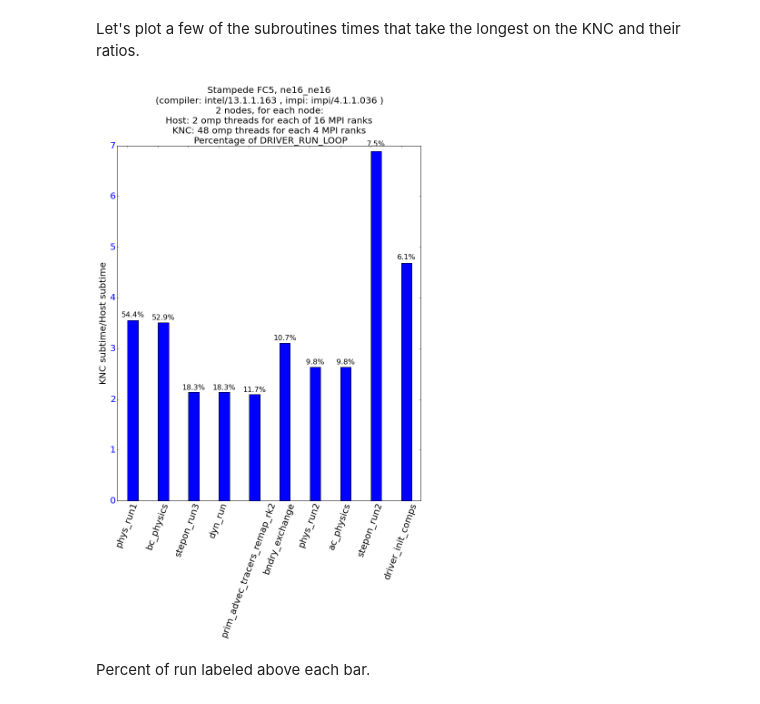
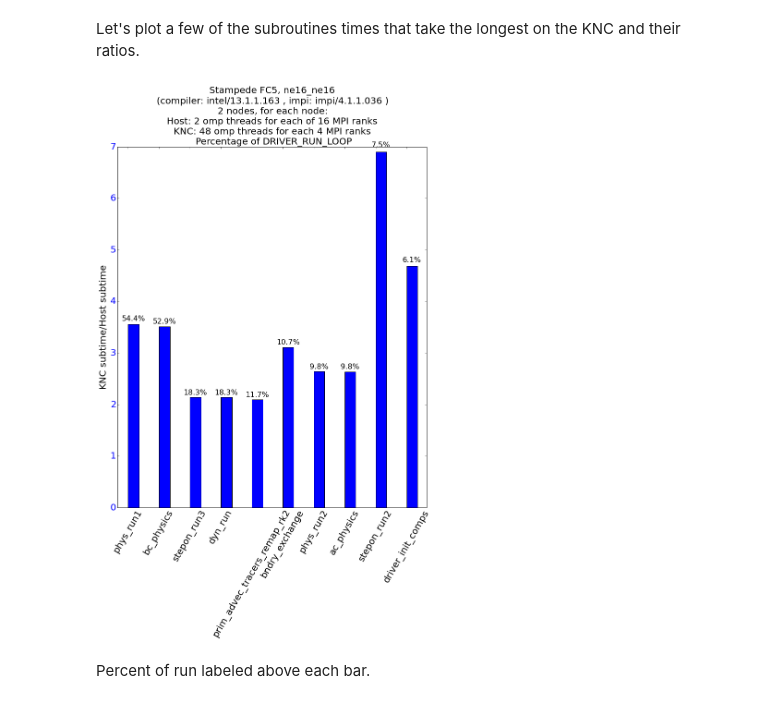
Before and after one commit to srinathv/CesmPerfTools, a Jupyter notebook: notebooks/fc5.ne16_ne16.hostVsKnc.ipynb, the cells around one changed output. Cells and saved outputs as stored; diff of their text form; code cells hidden in the pictures.

```diff
--- a/notebooks/fc5.ne16_ne16.hostVsKnc.ipynb
+++ b/notebooks/fc5.ne16_ne16.hostVsKnc.ipynb
@@ -120,35 +120,35 @@ width = 0.35
 newpos=pos+width
 plt.rc(('xtick','ytick','axes'), labelsize=20.0)
 
 fig=plt.figure(figsize=(12,14))
 ax1=fig.add_subplot(111)
 #ax2=fig.add_subplot(212)
 
 ratioBars=ax1.bar(newpos, ratios, width, color='b')
 ax1.set_ylabel('KNC subtime/Host subtime', fontsize=20)
 ax1.set_xticks(newpos)
-ax1.set_xticklabels( names, rotation=70,fontsize=20)
+ax1.set_xticklabels( names, rotation=80,fontsize=20)
 #
 ax1.set_title('Stampede FC5, ne16_ne16 \n' +
           '(compiler: intel/13.1.1.163 , impi: impi/4.1.1.036 ) \n' +
           '2 nodes, for each node: \n'+
           'Host: 2 omp threads for each of 16 MPI ranks \n' +
           'KNC: 48 omp threads for each 4 MPI ranks \n ' +
           'Percentage of DRIVER_RUN_LOOP' ,fontsize=20.)
 
 for t in ax1.get_yticklabels():
     t.set_color('b')
 strPercents=['%.1f'%x + '%' for x in percents]
 
 cpp.autolabelRel(ratioBars,strPercents)
 
 #ax2=ax1.twinx()
 #timeLine=ax2.plot(newpos+.5*width,times,color='g',marker='o',label='sub-times')
 #ax2.set_ylabel('wallmax time[sec]')
 #for t in ax2.get_yticklabels():
 #    t.set_color('g')
 # %% [output]
-[figure, old version]
+[figure, new version]
 # %% [markdown]
 Percent of run labeled above each bar.
 # %% [markdown]
```
